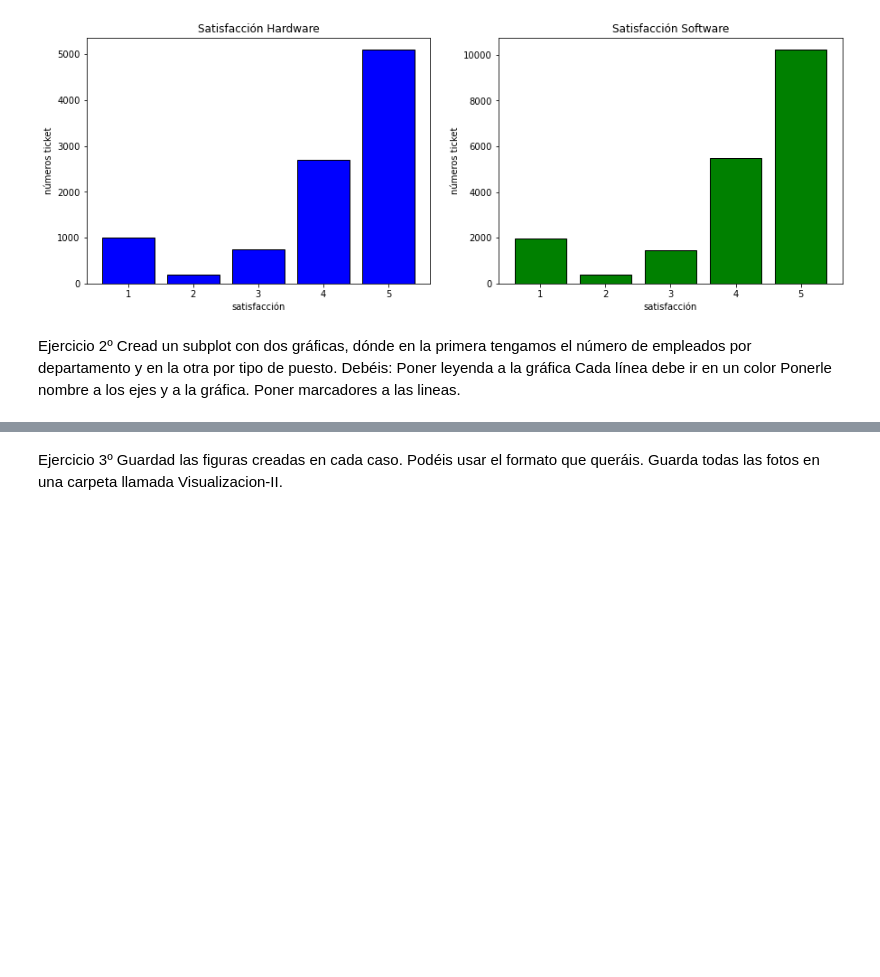
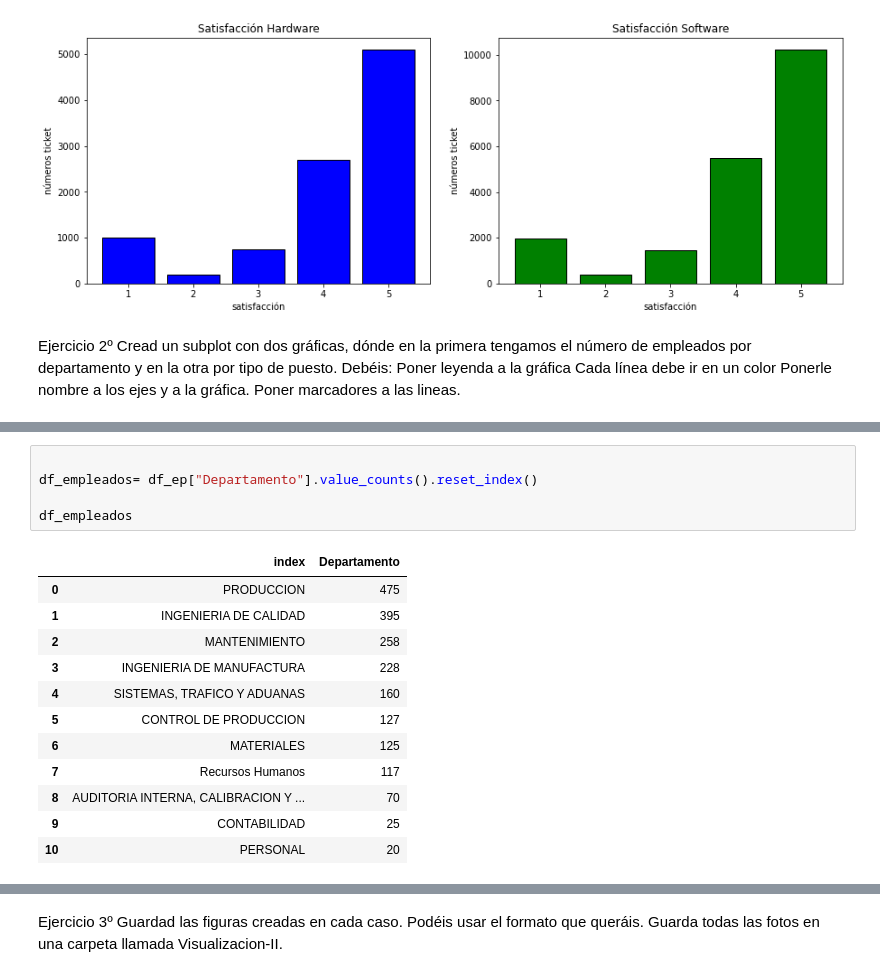
Before and after one commit to PalomaDA/DA-promod-modulo2-sprint1-Jacqueline-Paloma, a Jupyter notebook: visualización-2.ipynb, the cells around one changed output, grey strips where cells are left out. Saved outputs shown, nothing was run; the diff lists cells and outputs as text; blank space fills up the shorter version.

```diff
--- a/visualización-2.ipynb
+++ b/visualización-2.ipynb
@@ -141,0 +147,18 @@ plt.bar()
+# %%
+
+df_empleados= df_ep["Departamento"].value_counts().reset_index()
+
+df_empleados
+# %% [output]
+|  | index | Departamento |
+| 0 | PRODUCCION | 475 |
+| 1 | INGENIERIA DE CALIDAD | 395 |
+| 2 | MANTENIMIENTO | 258 |
+| 3 | INGENIERIA DE MANUFACTURA | 228 |
+| 4 | SISTEMAS, TRAFICO Y ADUANAS | 160 |
+| 5 | CONTROL DE PRODUCCION | 127 |
+| 6 | MATERIALES | 125 |
+| 7 | Recursos Humanos | 117 |
+| 8 | AUDITORIA INTERNA, CALIBRACION Y ... | 70 |
+| 9 | CONTABILIDAD | 25 |
+| 10 | PERSONAL | 20 |
```
Also changed, not shown: parts of 8 cells of this notebook, 1 other file.
